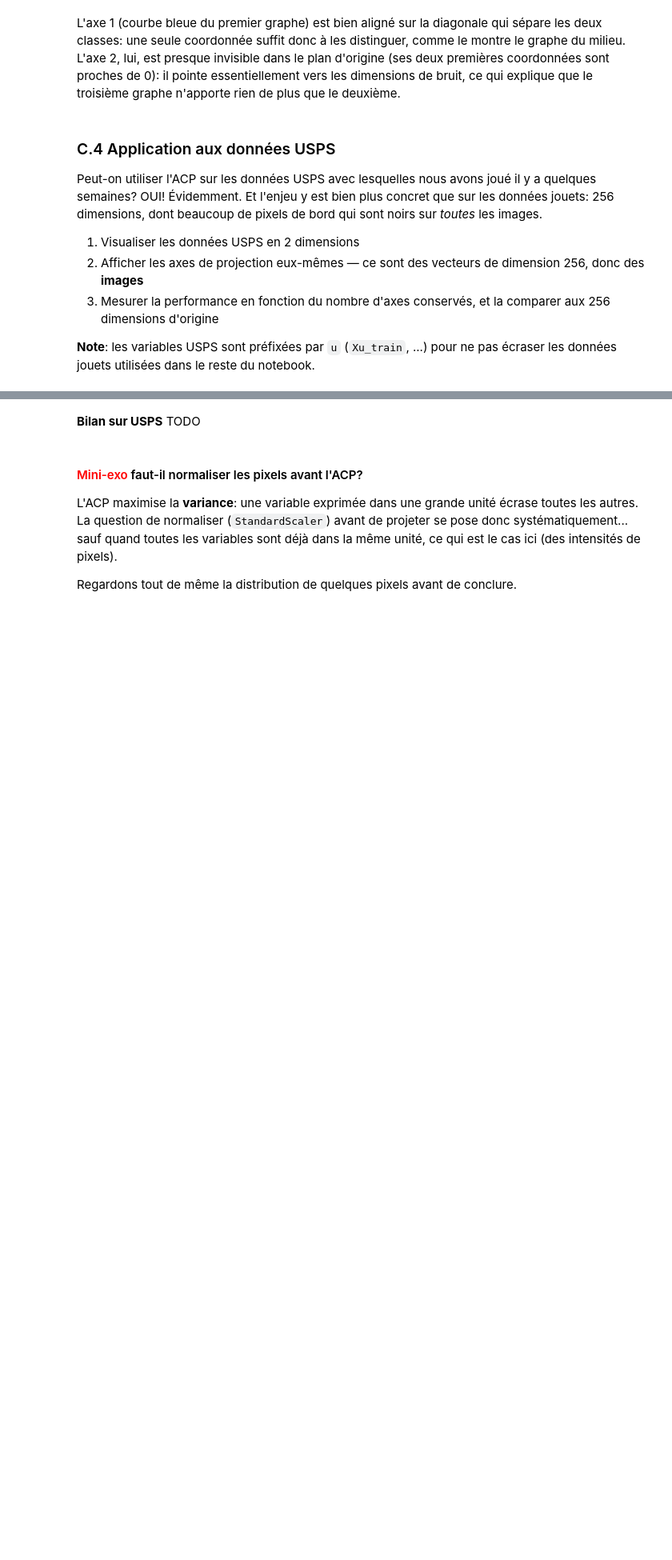
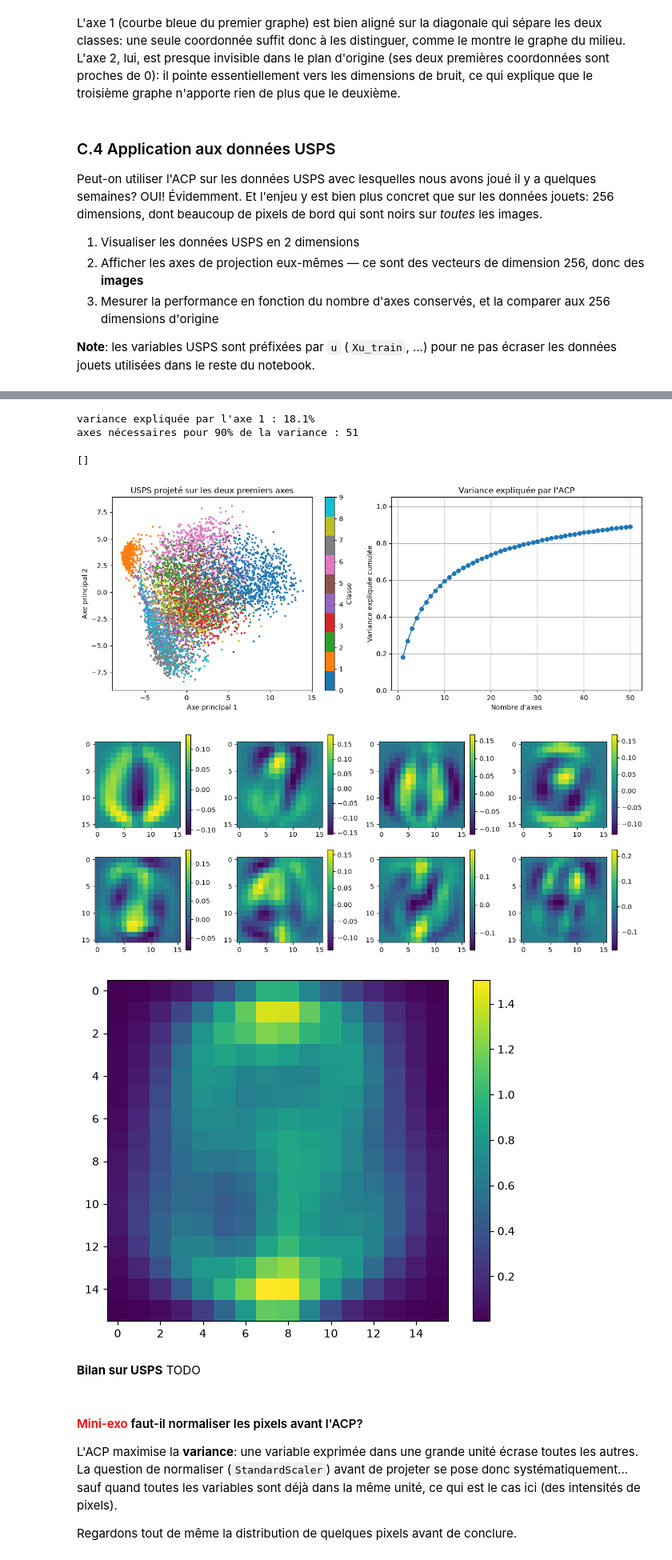
Before and after one commit to moreausabine/Python, a Jupyter notebook: VGuigue/ML-2A-main/B-Machine Learning/notebooks/3-notebook-selfeat_prep-test.ipynb, the cells around one changed output, grey strips where cells are left out. Shown at 80% size. Cells and saved outputs as stored; diff of their text form; code cells hidden in the pictures; blank space fills up the shorter version.

```diff
--- a/VGuigue/ML-2A-main/B-Machine Learning/notebooks/3-notebook-selfeat_prep-test.ipynb
+++ b/VGuigue/ML-2A-main/B-Machine Learning/notebooks/3-notebook-selfeat_prep-test.ipynb
@@ -484,19 +553,77 @@ print("USPS: {} exemples d'apprentissage, {} de test, {} pixels".format(
 # %%
+
+from sklearn.decomposition import PCA
+
 # 1. Faire la projection
 #    pca_u = PCA(n_components=50).fit(Xu_train), puis .transform() sur le TRAIN et sur le TEST
 #    (ATTENTION: une seule ACP, apprise sur le train, appliquée aux deux jeux)
+pca_u = PCA(n_components=50)
+pca_u.fit(Xu_train)
+print("variance expliquée par l'axe 1 : {:.1%}".format(pca_u.explained_variance_ratio_[0]))
+print("axes nécessaires pour 90% de la variance : {}".format(
+    int(np.searchsorted(np.cumsum(pca_u.explained_variance_ratio_), 0.9)) + 1))
+
 # 2. Affichage de la base projetée sur les deux premiers axes
 #    plt.scatter(Zu[:,0], Zu[:,1], c=Yu_train, cmap='tab10', s=4) + colorbar
 #    + en 2e subplot: la variance expliquée cumulée, np.cumsum(pca_u.explained_variance_ratio_)
+Xu_new  = pca_u.transform(Xu_train)
+Xu_newT = pca_u.transform(Xu_test)
+
+plt.figure(figsize=(12, 5))
+
+# Projection sur les deux premiers axes
+plt.subplot(1, 2, 1)
+plt.scatter(Xu_new[:, 0], Xu_new[:, 1],
+            c=Yu_train, cmap="tab10", s=4)
+plt.xlabel("Axe principal 1")
+plt.ylabel("Axe principal 2")
+plt.title("USPS projeté sur les deux premiers axes")
+plt.colorbar(label="Classe")
+
+# Variance expliquée cumulée
+plt.subplot(1, 2, 2)
+variance_cumulee = np.cumsum(pca_u.explained_variance_ratio_)
+plt.plot(range(1, len(variance_cumulee) + 1),variance_cumulee,"o-")
+plt.xlabel("Nombre d'axes")
+plt.ylabel("Variance expliquée cumulée")
+plt.title("Variance expliquée par l'ACP")
+plt.grid()
+plt.ylim(0, 1.05)
+
+plt.tight_layout()
+plt.plot()
+
 # 3. Afficher également les axes de projection eux-mêmes
 #    chaque pca_u.components_[k] est un vecteur de 256 valeurs = une image 16x16!
 #    => boucle d'imshow(pca_u.components_[k].reshape(16,16)) sur les 8 premiers axes
 #    (+ l'image moyenne Xu_train.mean(0) en guise de comparaison)
+
+plt.figure(figsize = (12, 5))
+
+for k in range(8):
+    plt.subplot(2, 4, k+1)
+    plt.imshow(pca_u.components_[k].reshape(16,16))
+    plt.colorbar()
+plt.tight_layout()
+plt.plot()
+
+plt.figure()
+plt.imshow(Xu_train.mean(0).reshape(16,16))
+plt.colorbar()
+plt.tight_layout()
+plt.plot()
+
+
 # 4. Calculer la performance en fonction du nombre d'axes utilisés
 #    boucle sur nd in [2, 5, 10, 20, 50]: svm.SVC().fit(Zu[:,:nd], Yu_train) puis accuracy en test
 #    + la référence obtenue sur les 256 dimensions d'origine
-
-###  TODO  ###
+# %% [output]
+variance expliquée par l'axe 1 : 18.1%
+axes nécessaires pour 90% de la variance : 51
+[]
+[figure, added]
+[figure, added]
+[figure, added]
 # %% [markdown]
 **Bilan sur USPS**  TODO
 # %% [markdown]
```
Also changed, not shown: parts of 10 cells of this notebook, 8 other files.
